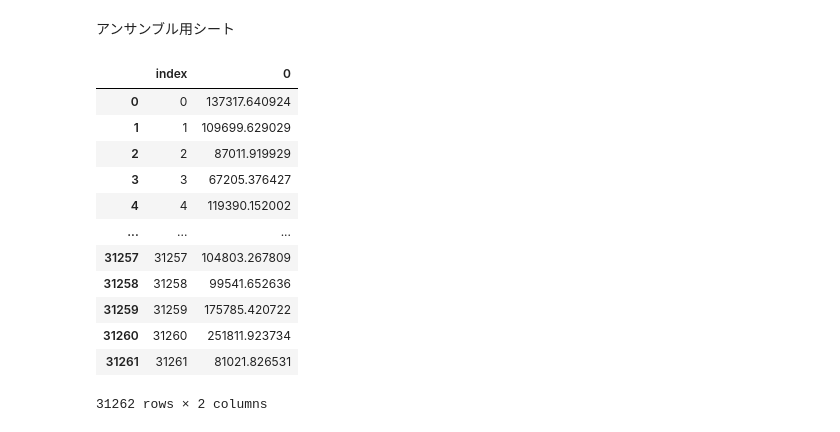
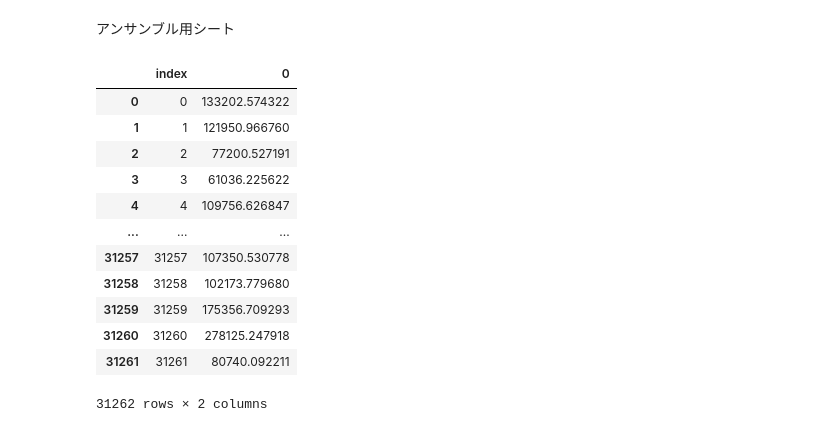
Before and after one commit to kyotoman-koshida/mynabi, a Jupyter notebook: ensemble.ipynb, the cells around one changed output. Saved outputs shown, nothing was run; the diff lists cells and outputs as text; code cells hidden in the pictures.

```diff
--- a/ensemble.ipynb
+++ b/ensemble.ipynb
@@ -56,29 +56,27 @@ test_buildings = pd.read_csv('test_buildings.csv')
 # %%
 ensemble_result = []
 ensemble_result = pd.DataFrame(ensemble_result)
 
-lightGBM_result = pd.read_csv('LGBM_cs2_nLDK_result.csv')
-DART_result = pd.read_csv('DART_cs_nLDKS_bld_result.csv')
-GOSS_result = pd.read_csv('GOSS_cs_nLDKS_bld_result.csv')
-RF_result = pd.read_csv('RF_cs2_result.csv')
-MLR_result = pd.read_csv('MLR_result.csv')
+lightGBM_result = pd.read_csv('LGBM_result.csv')
+DART_result = pd.read_csv('DART_result.csv')
+GOSS_result = pd.read_csv('GOSS_result.csv')
+XGB_result = pd.read_csv('XGB_result.csv')
 
-ensemble_result = (lightGBM_result['0'] + DART_result['0']+ GOSS_result['0'] + RF_result['0'] + MLR_result['0'])/5
-#ensemble_result = (lightGBM_result1['0'] + DART_result['0'])/2
+ensemble_result = (lightGBM_result['0'] + DART_result['0']+ GOSS_result['0'] + XGB_result['0'])/4
 ensemble_result.reset_index()
 # %% [output]
 |  | index | 0 |
-| 0 | 0 | 137317.640924 |
-| 1 | 1 | 109699.629029 |
-| 2 | 2 | 87011.919929 |
-| 3 | 3 | 67205.376427 |
-| 4 | 4 | 119390.152002 |
+| 0 | 0 | 133202.574322 |
+| 1 | 1 | 121950.966760 |
+| 2 | 2 | 77200.527191 |
+| 3 | 3 | 61036.225622 |
+| 4 | 4 | 109756.626847 |
 | ... | ... | ... |
-| 31257 | 31257 | 104803.267809 |
-| 31258 | 31258 | 99541.652636 |
-| 31259 | 31259 | 175785.420722 |
-| 31260 | 31260 | 251811.923734 |
-| 31261 | 31261 | 81021.826531 |
+| 31257 | 31257 | 107350.530778 |
+| 31258 | 31258 | 102173.779680 |
+| 31259 | 31259 | 175356.709293 |
+| 31260 | 31260 | 278125.247918 |
+| 31261 | 31261 | 80740.092211 |
 31262 rows × 2 columns
 # %%
 df = pd.read_csv('test.csv')
```
Also changed, not shown: parts of 11 cells of this notebook, 6 other files.
